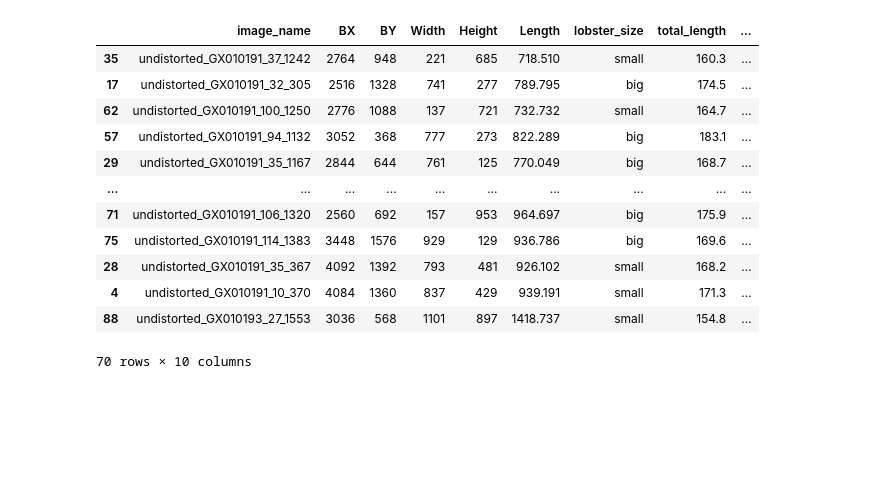
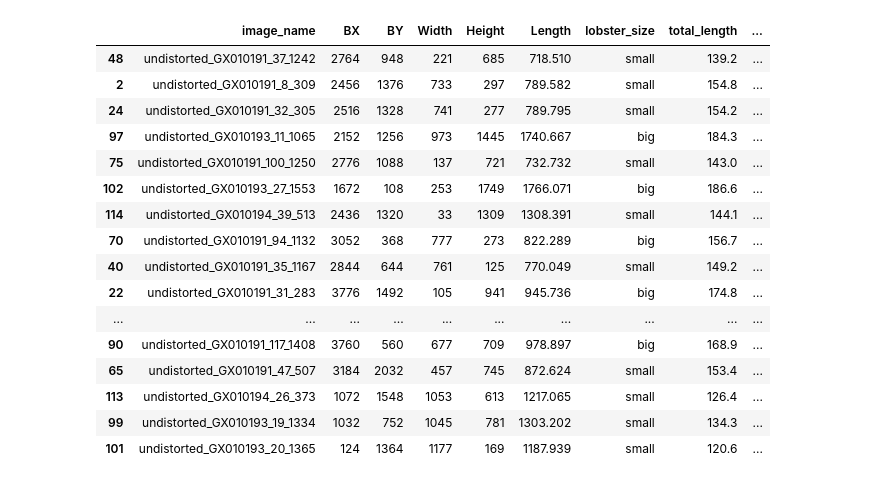
Before and after one commit to gbo999/Computer-Vision-for-Aquaculture-Monitoring-Robot, a Jupyter notebook: fifty_one/measurements/notebooks/analysis-shai-exuviae.ipynb, the cells around one changed output. Drawn from its saved outputs; the diff is of its cells as text; code cells hidden in the pictures; blank space fills up the shorter version.

```diff
--- a/fifty_one/measurements/notebooks/analysis-shai-exuviae.ipynb
+++ b/fifty_one/measurements/notebooks/analysis-shai-exuviae.ipynb
@@ -2,7 +2,7 @@
 import pandas as pd
 
 df_shai_exuviae=pd.read_csv('/Users/gilbenor/Documents/code projects/msc/counting_research_algorithms/fifty_one/measurements/data/Results-shai-exuviae.csv')
-df_analysis=pd.read_csv('/Users/gilbenor/Documents/code projects/msc/counting_research_algorithms/fifty_one/measurements/data/length_analysis_new_split.csv')
+df_analysis=pd.read_csv('/Users/gilbenor/Documents/code projects/msc/counting_research_algorithms/fifty_one/measurements/length_analysis_new_split.csv')
 
 
 # Remove 'colored_' prefix from image_name column
@@ -27,0 +10,9 @@ df_shai_exuviae
+# %%
+# Remove prefix from Label column
+df_shai_exuviae['Label'] = df_shai_exuviae['Label'].str.replace('Shai - exuviae:', '')
+
+# Create columns for big and small lengths
+df_shai_exuviae['is_big'] = df_shai_exuviae.groupby('Label')['Length'].transform(lambda x: x == x.max() if len(x) > 1 else False)
+df_shai_exuviae['is_small'] = df_shai_exuviae.groupby('Label')['Length'].transform(lambda x: x == x.min() if len(x) > 1 else False)
+
+df_shai_exuviae
@@ -39,7 +44,33 @@ merged_df = pd.merge(
 merged_df['length_diff'] = abs(merged_df['Length'] - merged_df['pixels_total_length'])
 
 # Filter for rows where the lengths are close (e.g. within 10% difference)
-threshold = 0.2# 10% threshold
+threshold = 0.1# 10% threshold
+
+# Group by Label to find images with multiple detections
+duplicate_labels = merged_df.groupby('Label').filter(lambda x: len(x) > 1)['Label'].unique()
+
+# For images with multiple detections, match the detections with size classes
+for label in duplicate_labels:
+    # Get rows for this label
+    label_rows = merged_df[merged_df['Label'] == label]
+
+    # Get the big and small detections from Shai's data
+    shai_big = label_rows[label_rows['is_big']]['Length'].values[0] if any(label_rows['is_big']) else None
+    shai_small = label_rows[label_rows['is_small']]['Length'].values[0] if any(label_rows['is_small']) else None
+
+    # Get the big and small detections from our measurements
+    our_big = label_rows[label_rows['lobster_size'] == 'big']['pixels_total_length'].values[0] if any(label_rows['lobster_size'] == 'big') else None
+    our_small = label_rows[label_rows['lobster_size'] == 'small']['pixels_total_length'].values[0] if any(label_rows['lobster_size'] == 'small') else None
+
+    # Update is_big and is_small flags based on our size classes
+    merged_df.loc[merged_df['Label'] == label, 'is_big'] = merged_df.loc[merged_df['Label'] == label, 'lobster_size'] == 'big'
+    merged_df.loc[merged_df['Label'] == label, 'is_small'] = merged_df.loc[merged_df['Label'] == label, 'lobster_size'] == 'small'
+
+# Recalculate length difference after matching
+merged_df['length_diff'] = abs(merged_df['Length'] - merged_df['pixels_total_length'])
+
+
+
 close_matches = merged_df[merged_df['length_diff'] / merged_df['Length'] < threshold]
 
 # Sort by length difference to see best matches first
@@ -66,26 +102,30 @@ Found 70 matches where lengths are within 20.0% difference
 # %%
 # Select only the specified columns
 selected_columns = ['image_name', 'BX', 'BY', 'Width', 'Height', 'Length',
-                   'lobster_size', 'total_length', 'pixels_total_length', 'length_diff']
+                   'lobster_size', 'total_length', 'pixels_total_length', 'length_diff','is_big','is_small']
 
 new_df = close_matches[selected_columns]
 
 # Display filtered results
 display(new_df)
 # %% [output]
 |  | image_name | BX | BY | Width | Height | Length | lobster_size | total_length | ... |
-| 35 | undistorted_GX010191_37_1242 | 2764 | 948 | 221 | 685 | 718.510 | small | 160.3 | ... |
-| 17 | undistorted_GX010191_32_305 | 2516 | 1328 | 741 | 277 | 789.795 | big | 174.5 | ... |
-| 62 | undistorted_GX010191_100_1250 | 2776 | 1088 | 137 | 721 | 732.732 | small | 164.7 | ... |
-| 57 | undistorted_GX010191_94_1132 | 3052 | 368 | 777 | 273 | 822.289 | big | 183.1 | ... |
-| 29 | undistorted_GX010191_35_1167 | 2844 | 644 | 761 | 125 | 770.049 | big | 168.7 | ... |
+| 48 | undistorted_GX010191_37_1242 | 2764 | 948 | 221 | 685 | 718.510 | small | 139.2 | ... |
+| 2 | undistorted_GX010191_8_309 | 2456 | 1376 | 733 | 297 | 789.582 | small | 154.8 | ... |
+| 24 | undistorted_GX010191_32_305 | 2516 | 1328 | 741 | 277 | 789.795 | small | 154.2 | ... |
+| 97 | undistorted_GX010193_11_1065 | 2152 | 1256 | 973 | 1445 | 1740.667 | big | 184.3 | ... |
+| 75 | undistorted_GX010191_100_1250 | 2776 | 1088 | 137 | 721 | 732.732 | small | 143.0 | ... |
+| 102 | undistorted_GX010193_27_1553 | 1672 | 108 | 253 | 1749 | 1766.071 | big | 186.6 | ... |
+| 114 | undistorted_GX010194_39_513 | 2436 | 1320 | 33 | 1309 | 1308.391 | small | 144.1 | ... |
+| 70 | undistorted_GX010191_94_1132 | 3052 | 368 | 777 | 273 | 822.289 | big | 156.7 | ... |
+| 40 | undistorted_GX010191_35_1167 | 2844 | 644 | 761 | 125 | 770.049 | small | 149.2 | ... |
+| 22 | undistorted_GX010191_31_283 | 3776 | 1492 | 105 | 941 | 945.736 | big | 174.8 | ... |
 | ... | ... | ... | ... | ... | ... | ... | ... | ... | ... |
-| 71 | undistorted_GX010191_106_1320 | 2560 | 692 | 157 | 953 | 964.697 | big | 175.9 | ... |
-| 75 | undistorted_GX010191_114_1383 | 3448 | 1576 | 929 | 129 | 936.786 | big | 169.6 | ... |
-| 28 | undistorted_GX010191_35_367 | 4092 | 1392 | 793 | 481 | 926.102 | small | 168.2 | ... |
-| 4 | undistorted_GX010191_10_370 | 4084 | 1360 | 837 | 429 | 939.191 | small | 171.3 | ... |
-| 88 | undistorted_GX010193_27_1553 | 3036 | 568 | 1101 | 897 | 1418.737 | small | 154.8 | ... |
+| 90 | undistorted_GX010191_117_1408 | 3760 | 560 | 677 | 709 | 978.897 | big | 168.9 | ... |
+| 65 | undistorted_GX010191_47_507 | 3184 | 2032 | 457 | 745 | 872.624 | small | 153.4 | ... |
+| 113 | undistorted_GX010194_26_373 | 1072 | 1548 | 1053 | 613 | 1217.065 | small | 126.4 | ... |
+| 99 | undistorted_GX010193_19_1334 | 1032 | 752 | 1045 | 781 | 1303.202 | small | 134.3 | ... |
+| 101 | undistorted_GX010193_20_1365 | 124 | 1364 | 1177 | 169 | 1187.939 | small | 120.6 | ... |
-70 rows × 10 columns
 # %%
 # Add real length based on size class
 new_df['real_length'] = new_df['lobster_size'].map({'small': 145, 'big': 180})
```
Also changed, not shown: parts of 16 cells of this notebook, 7 other files.
